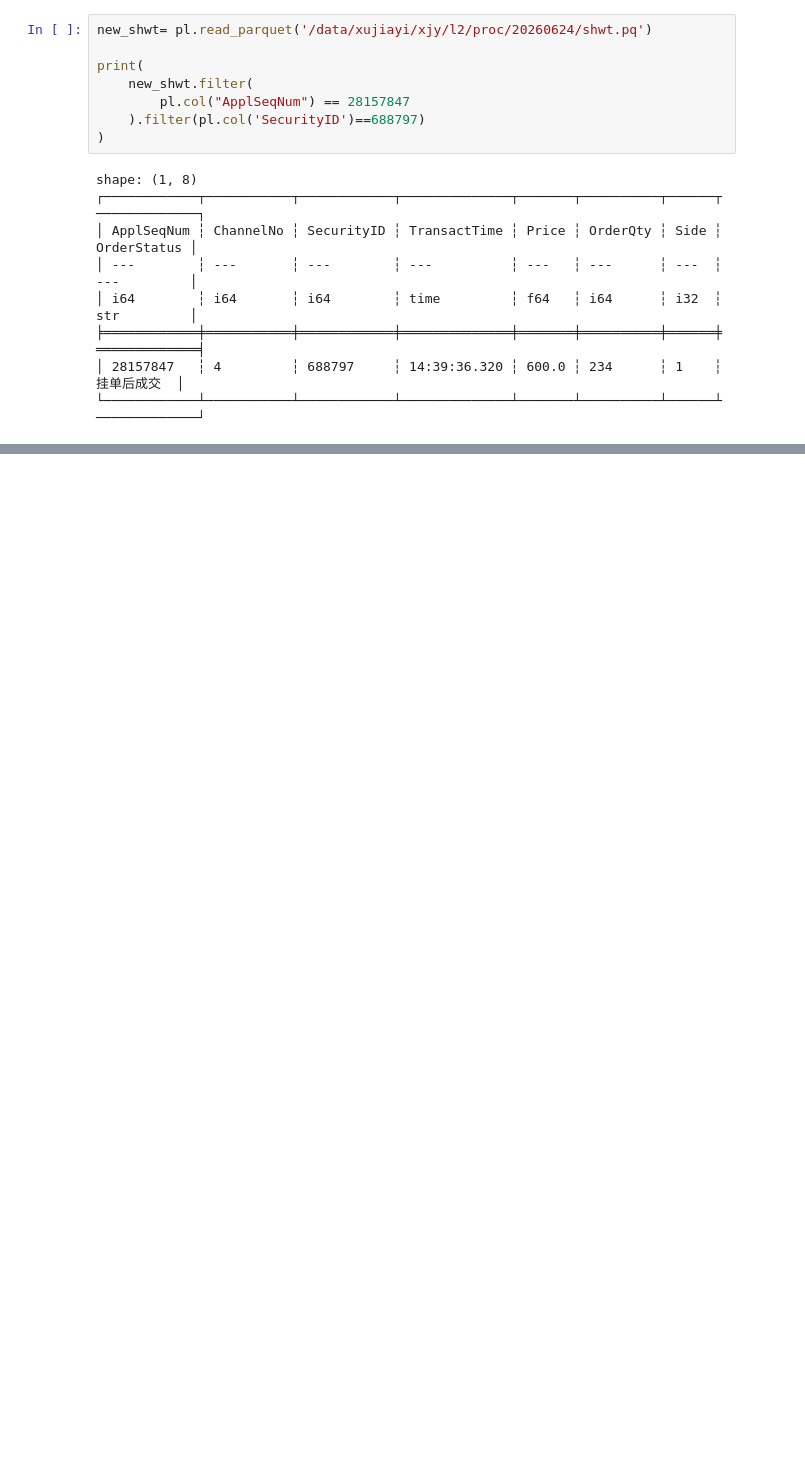
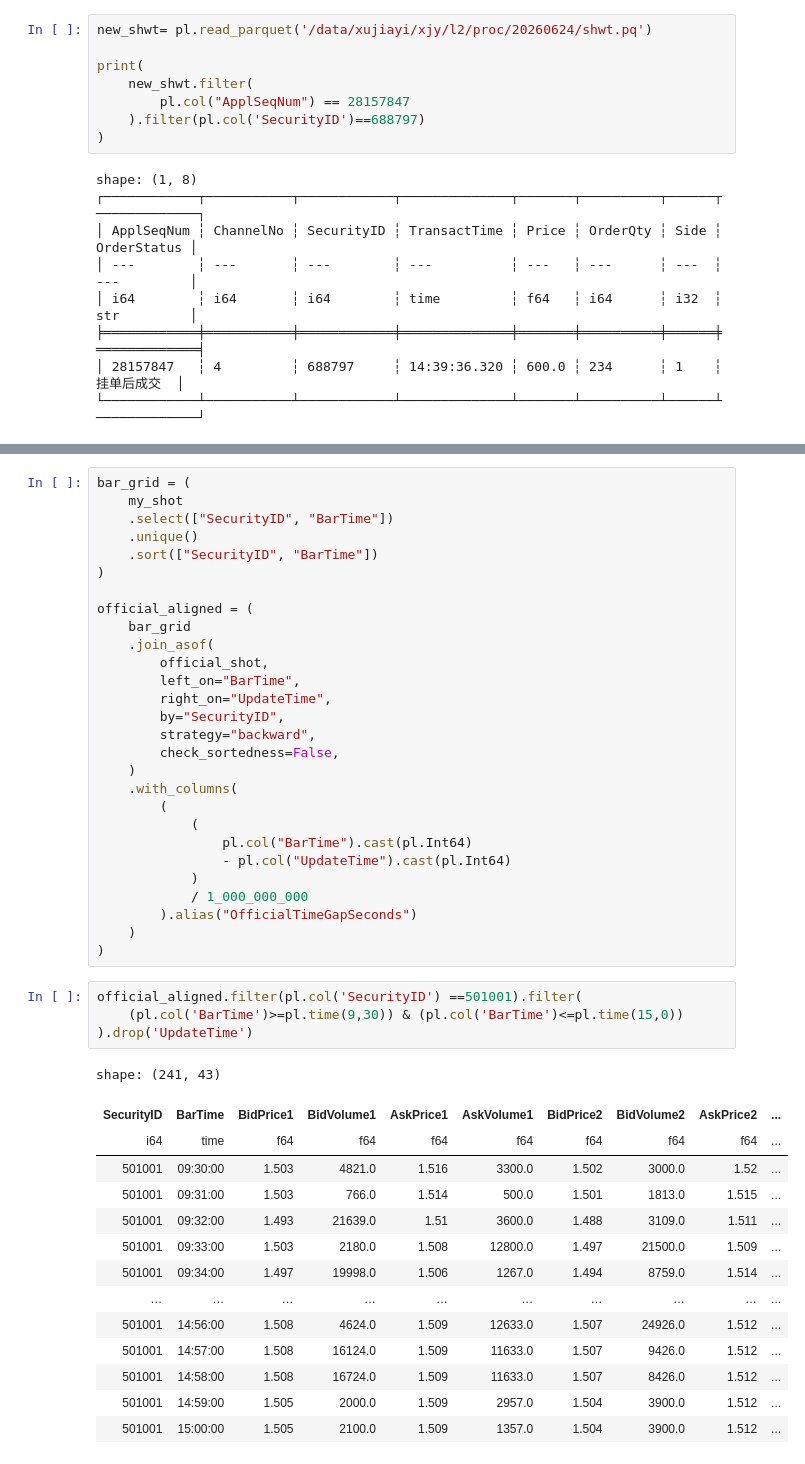
Before and after one commit to Xujy424/research2workflow, a Jupyter notebook: v2/dataloader/test.ipynb, the cells around one changed output, grey strips where cells are left out. Saved outputs shown, nothing was run; the diff lists cells and outputs as text; blank space fills up the shorter version.

```diff
--- a/v2/dataloader/test.ipynb
+++ b/v2/dataloader/test.ipynb
@@ -514,0 +556,47 @@ shape: (1, 8)
+# %%
+bar_grid = (
+    my_shot
+    .select(["SecurityID", "BarTime"])
+    .unique()
+    .sort(["SecurityID", "BarTime"])
+)
+
+official_aligned = (
+    bar_grid
+    .join_asof(
+        official_shot,
+        left_on="BarTime",
+        right_on="UpdateTime",
+        by="SecurityID",
+        strategy="backward",
+        check_sortedness=False,
+    )
+    .with_columns(
+        (
+            (
+                pl.col("BarTime").cast(pl.Int64)
+                - pl.col("UpdateTime").cast(pl.Int64)
+            )
+            / 1_000_000_000
+        ).alias("OfficialTimeGapSeconds")
+    )
+)
+# %%
+official_aligned.filter(pl.col('SecurityID') ==501001).filter(
+    (pl.col('BarTime')>=pl.time(9,30)) & (pl.col('BarTime')<=pl.time(15,0))
+).drop('UpdateTime')
+# %% [output]
+shape: (241, 43)
+| SecurityID | BarTime | BidPrice1 | BidVolume1 | AskPrice1 | AskVolume1 | BidPrice2 | BidVolume2 | AskPrice2 | ... |
+| i64 | time | f64 | f64 | f64 | f64 | f64 | f64 | f64 | ... |
+| 501001 | 09:30:00 | 1.503 | 4821.0 | 1.516 | 3300.0 | 1.502 | 3000.0 | 1.52 | ... |
+| 501001 | 09:31:00 | 1.503 | 766.0 | 1.514 | 500.0 | 1.501 | 1813.0 | 1.515 | ... |
+| 501001 | 09:32:00 | 1.493 | 21639.0 | 1.51 | 3600.0 | 1.488 | 3109.0 | 1.511 | ... |
+| 501001 | 09:33:00 | 1.503 | 2180.0 | 1.508 | 12800.0 | 1.497 | 21500.0 | 1.509 | ... |
+| 501001 | 09:34:00 | 1.497 | 19998.0 | 1.506 | 1267.0 | 1.494 | 8759.0 | 1.514 | ... |
+| … | … | … | … | … | … | … | … | … | ... |
+| 501001 | 14:56:00 | 1.508 | 4624.0 | 1.509 | 12633.0 | 1.507 | 24926.0 | 1.512 | ... |
+| 501001 | 14:57:00 | 1.508 | 16124.0 | 1.509 | 11633.0 | 1.507 | 9426.0 | 1.512 | ... |
+| 501001 | 14:58:00 | 1.508 | 16724.0 | 1.509 | 11633.0 | 1.507 | 8426.0 | 1.512 | ... |
+| 501001 | 14:59:00 | 1.505 | 2000.0 | 1.509 | 2957.0 | 1.504 | 3900.0 | 1.512 | ... |
+| 501001 | 15:00:00 | 1.505 | 2100.0 | 1.509 | 1357.0 | 1.504 | 3900.0 | 1.512 | ... |
```
Also changed, not shown: parts of 7 cells of this notebook.
